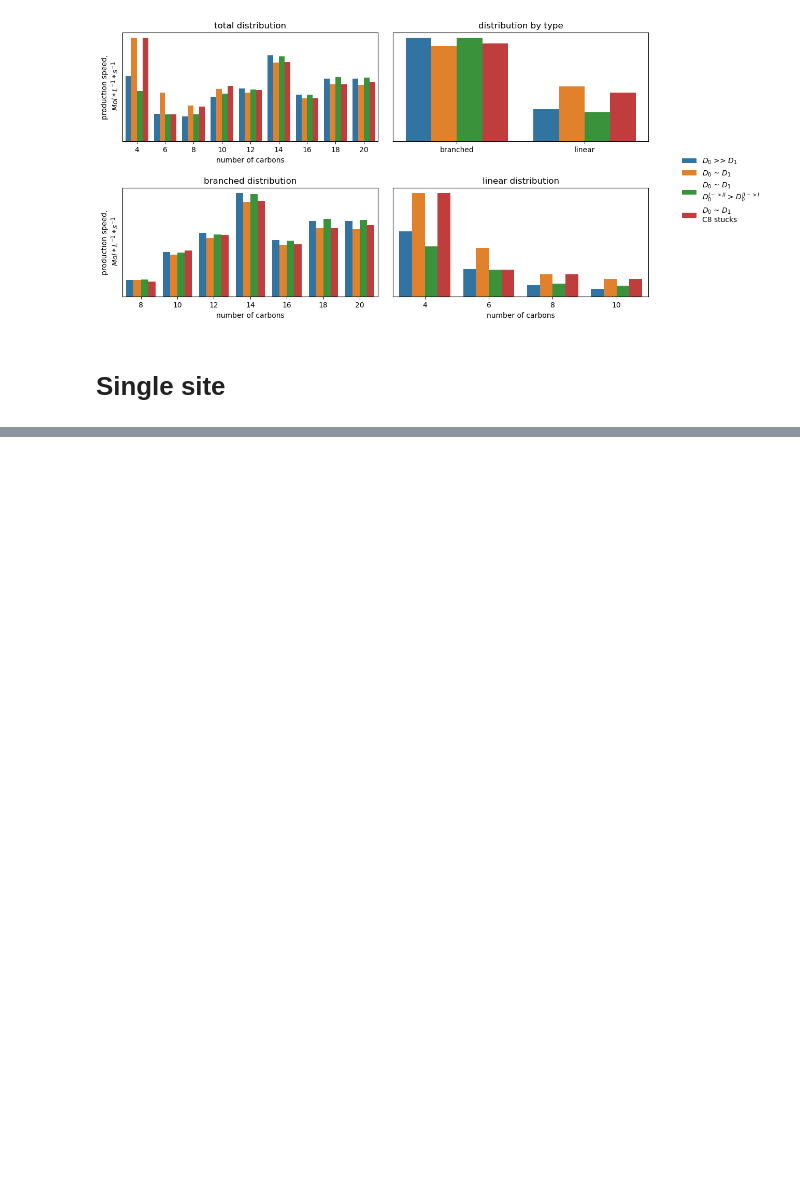
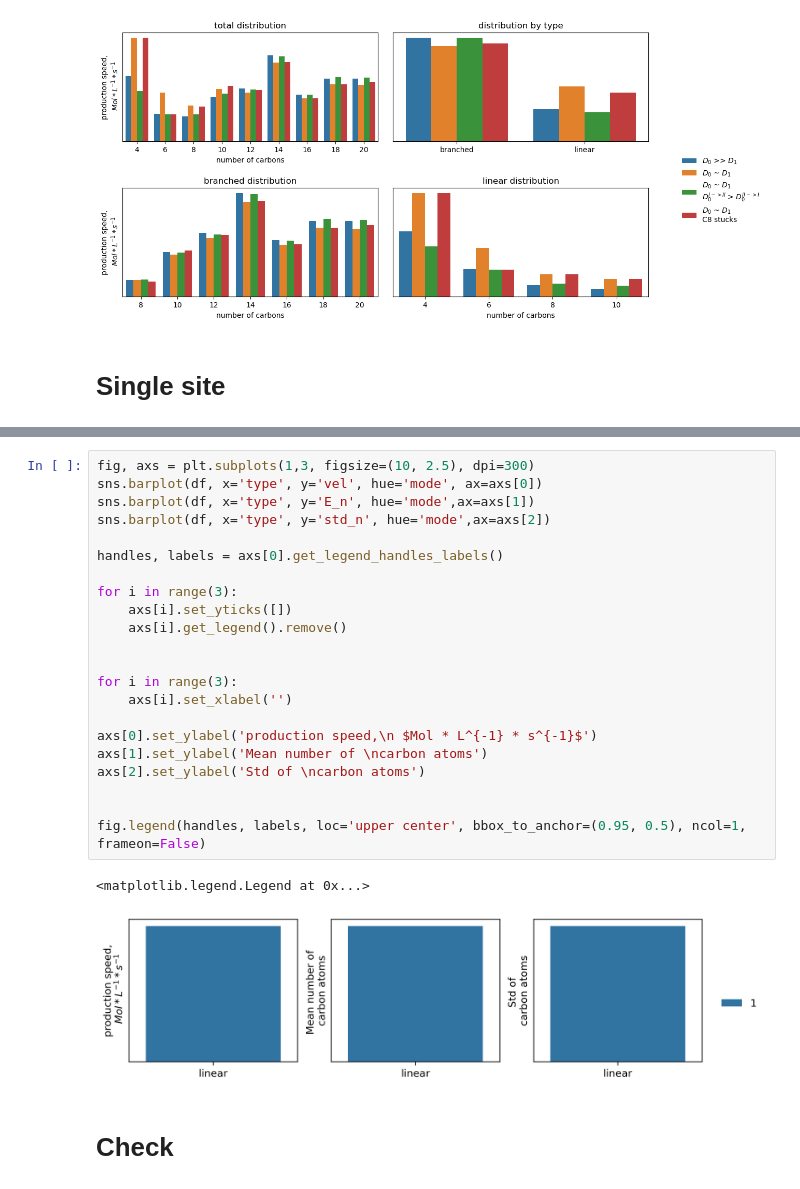
Before and after one commit to aleksandravdoshin/reactor_model, a Jupyter notebook: Oligomerization_example.ipynb, the cells around one changed output, grey strips where cells are left out. Drawn from its saved outputs; the diff is of its cells as text; blank space fills up the shorter version.

```diff
--- a/Oligomerization_example.ipynb
+++ b/Oligomerization_example.ipynb
@@ -700,0 +649,27 @@ for i,j in zip(reactions, combinations):
+# %%
+fig, axs = plt.subplots(1,3, figsize=(10, 2.5), dpi=300)
+sns.barplot(df, x='type', y='vel', hue='mode', ax=axs[0])
+sns.barplot(df, x='type', y='E_n', hue='mode',ax=axs[1])
+sns.barplot(df, x='type', y='std_n', hue='mode',ax=axs[2])
+
+handles, labels = axs[0].get_legend_handles_labels()
+
+for i in range(3):
+    axs[i].set_yticks([])
+    axs[i].get_legend().remove()
+
+
+for i in range(3):
+    axs[i].set_xlabel('')
+
+axs[0].set_ylabel('production speed,\n $Mol * L^{-1} * s^{-1}$')
+axs[1].set_ylabel('Mean number of \ncarbon atoms')
+axs[2].set_ylabel('Std of \ncarbon atoms')
+
+
+fig.legend(handles, labels, loc='upper center', bbox_to_anchor=(0.95, 0.5), ncol=1, frameon=False)
+# %% [output]
+<matplotlib.legend.Legend at 0x...>
+[figure, added]
+# %% [markdown]
+# Check
```
Also changed, not shown: parts of 8 cells of this notebook, 2 other files.
